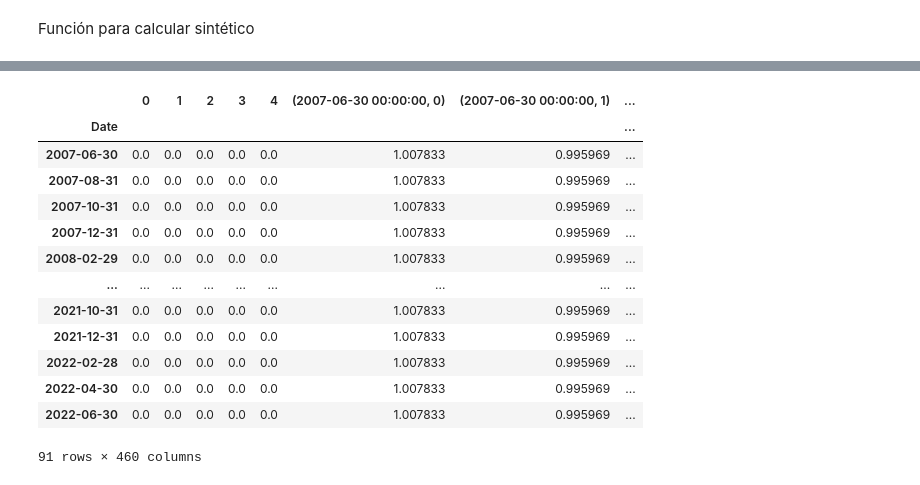
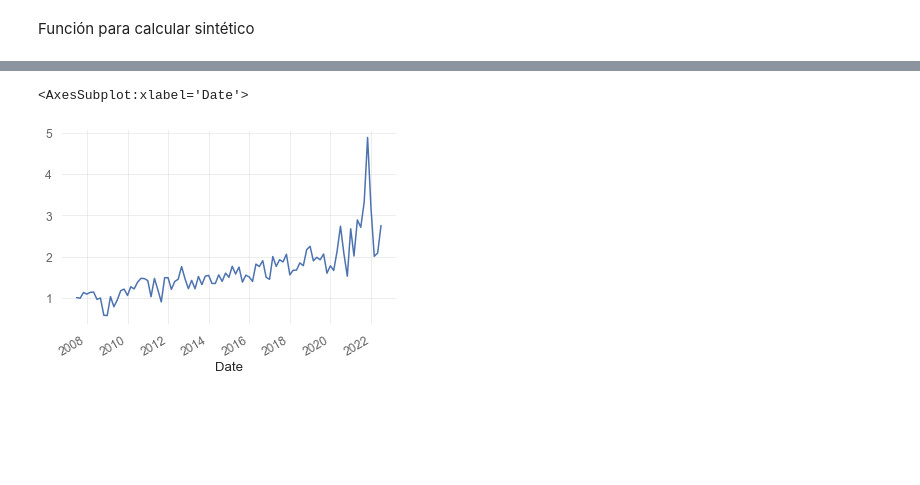
Before and after one commit to NicoGuillen/Backtest, a Jupyter notebook: Quant_Features.ipynb, the cells around one changed output, grey strips where cells are left out. Saved outputs shown, nothing was run; the diff lists cells and outputs as text; code cells hidden in the pictures; blank space fills up the shorter version.

```diff
--- a/Quant_Features.ipynb
+++ b/Quant_Features.ipynb
@@ -2222,25 +2202,18 @@ df
 # %%
-# Ahora tengo que recorrer cada fila de mi cartera y sacar los precios
-for idx in cartera_sharpe.index:
-    activos = cartera_sharpe.loc[idx, :].tolist()
-    #print(activos)
-    # Ahora recorrro cada activo y le asigno un precio. Recuerda que tomas como ref el precio en base 1
-    for activo in range(len(activos)):
-        df[idx, ] = precio_cero_resample.loc[idx, activos[activo]]
+def calcular_sintetico(cartera, data_input):
+    synthetic_data = pd.DataFrame(np.zeros((cartera.shape[0], cartera.shape[1])), index = cartera.index)
+    # Ahora tengo que recorrer cada fila de mi cartera y sacar los precios
+    for idx in cartera_sharpe.index:
+        activos = cartera_sharpe.loc[idx, :].tolist()
+        #print(activos)
+        # Ahora recorrro cada activo y le asigno un precio. Recuerda que tomas como ref el precio en base 1
+        for activo in range(len(activos)):
+            synthetic_data.loc[idx, activo] = data_input.loc[idx, activos[activo]]
+
+    # Ahora me tengo que construir el índice. En principio va a ser equiponderado. También se puede intentar constuir con otros pesos
+    pesos = 1/len(activos)
+    index = np.sum(synthetic_data*peso, axis=1)
+    # Calculo los retornos
+    synthetic_returns = np.log(index).diff().dropna(axis=0)
+
+    return index, synthetic_returns, synthetic_data
-# %%
-df
-# %% [output]
-|  | 0 | 1 | 2 | 3 | 4 | (2007-06-30 00:00:00, 0) | (2007-06-30 00:00:00, 1) | ... |
-| Date |  |  |  |  |  |  |  | ... |
-| 2007-06-30 | 0.0 | 0.0 | 0.0 | 0.0 | 0.0 | 1.007833 | 0.995969 | ... |
-| 2007-08-31 | 0.0 | 0.0 | 0.0 | 0.0 | 0.0 | 1.007833 | 0.995969 | ... |
-| 2007-10-31 | 0.0 | 0.0 | 0.0 | 0.0 | 0.0 | 1.007833 | 0.995969 | ... |
-| 2007-12-31 | 0.0 | 0.0 | 0.0 | 0.0 | 0.0 | 1.007833 | 0.995969 | ... |
-| 2008-02-29 | 0.0 | 0.0 | 0.0 | 0.0 | 0.0 | 1.007833 | 0.995969 | ... |
-| ... | ... | ... | ... | ... | ... | ... | ... | ... |
-| 2021-10-31 | 0.0 | 0.0 | 0.0 | 0.0 | 0.0 | 1.007833 | 0.995969 | ... |
-| 2021-12-31 | 0.0 | 0.0 | 0.0 | 0.0 | 0.0 | 1.007833 | 0.995969 | ... |
-| 2022-02-28 | 0.0 | 0.0 | 0.0 | 0.0 | 0.0 | 1.007833 | 0.995969 | ... |
-| 2022-04-30 | 0.0 | 0.0 | 0.0 | 0.0 | 0.0 | 1.007833 | 0.995969 | ... |
-| 2022-06-30 | 0.0 | 0.0 | 0.0 | 0.0 | 0.0 | 1.007833 | 0.995969 | ... |
-91 rows × 460 columns
@@ -2249,0 +2220,7 @@ def calcular_sintético(cartera, data):
+# %%
+synthetic_momentum_index, synthetic_momentum_returns, synthetic_momentum_data = calcular_sintetico(cartera_momentum, precio_cero_resample)
+# %%
+synthetic_momentum_index.plot()
+# %% [output]
+<AxesSubplot:xlabel='Date'>
+[figure, added]
```
Also changed, not shown: parts of 20 cells of this notebook.
